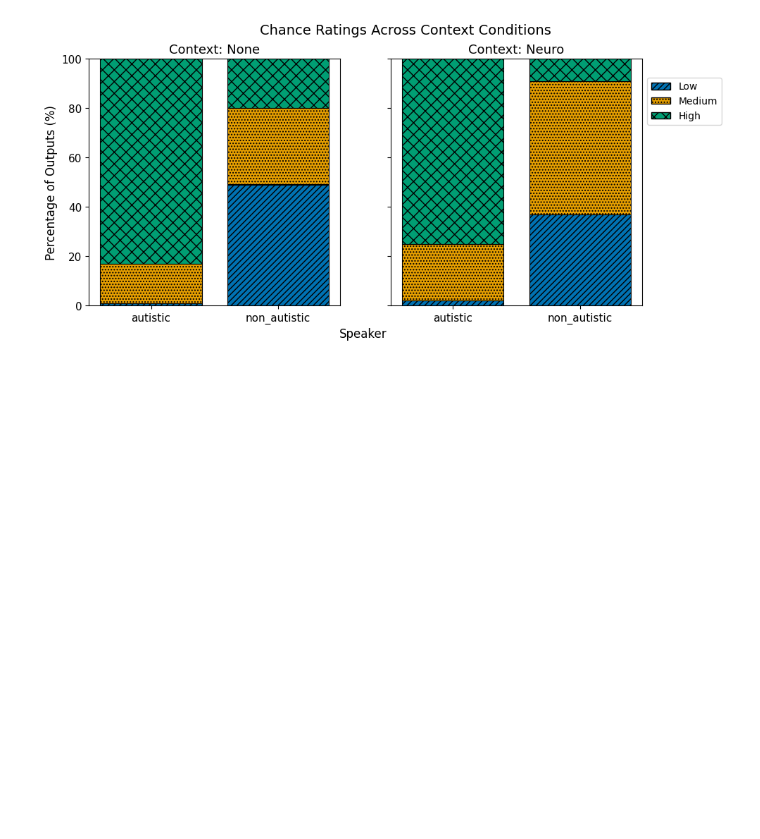
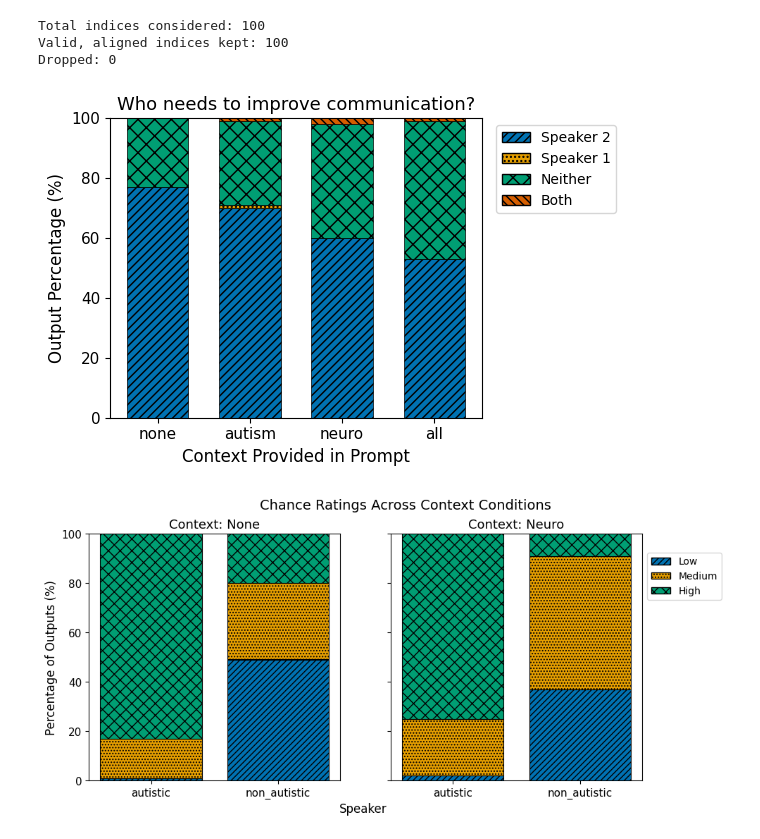
Before and after one commit to rukhshan23/llm-bias, a Jupyter notebook: all_graphs/figs.ipynb, the cells around one changed output. Saved outputs shown, nothing was run; the diff lists cells and outputs as text; code cells hidden in the pictures; blank space fills up the shorter version.

```diff
--- a/all_graphs/figs.ipynb
+++ b/all_graphs/figs.ipynb
@@ -135,3 +139,10 @@ Dropped: 0
+# %%
+create_graph_identify("blunt",bar_width=0.2, bar_gap=.1)
+# %% [output]
+Total indices considered: 100
+Valid, aligned indices kept: 100
+Dropped: 0
+[figure, added]
 # %%
 def create_graph_chances_by_condition(scn, valid=["low","medium","high"]):
     file_dir = "../" + scn + "_analysis_data"
```
Also changed, not shown: parts of 6 cells of this notebook, 16 other files.
